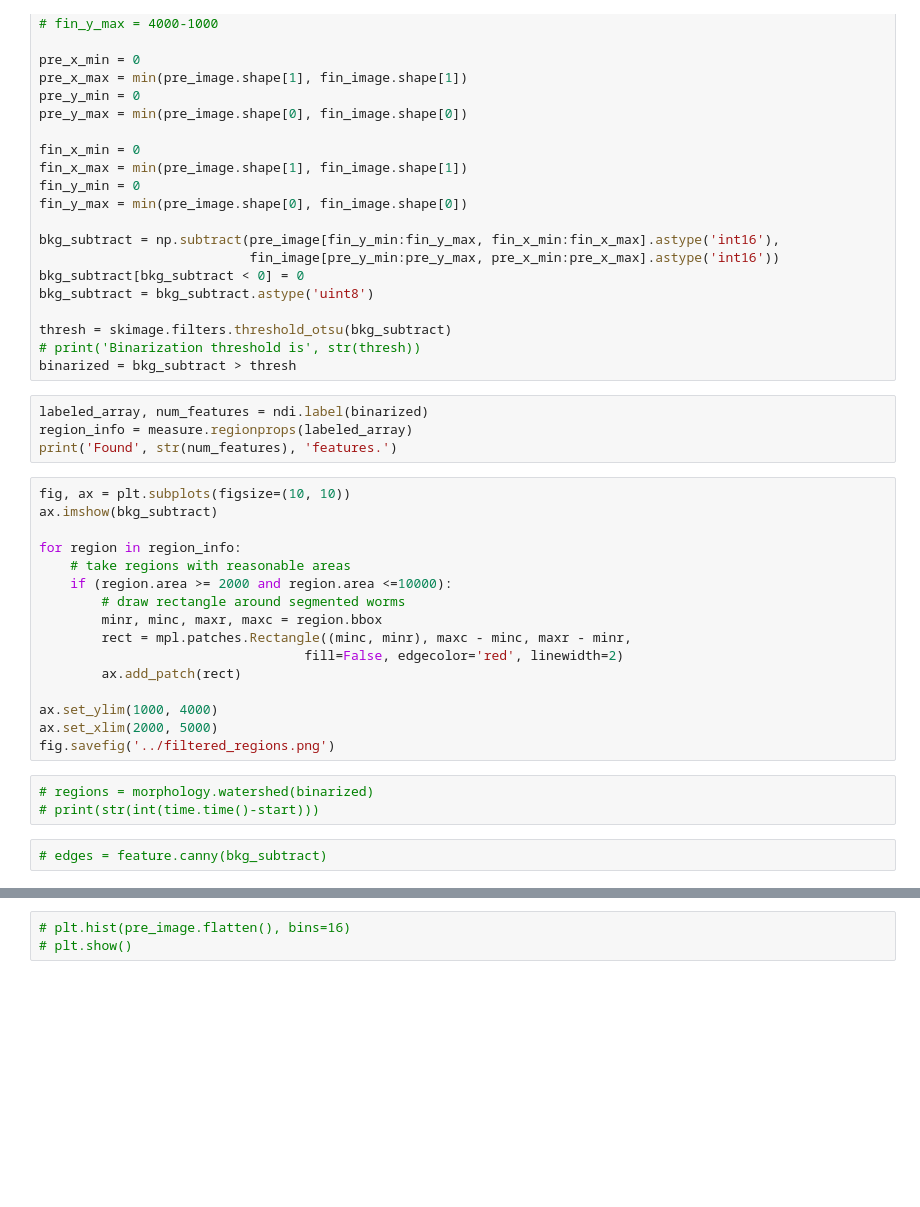
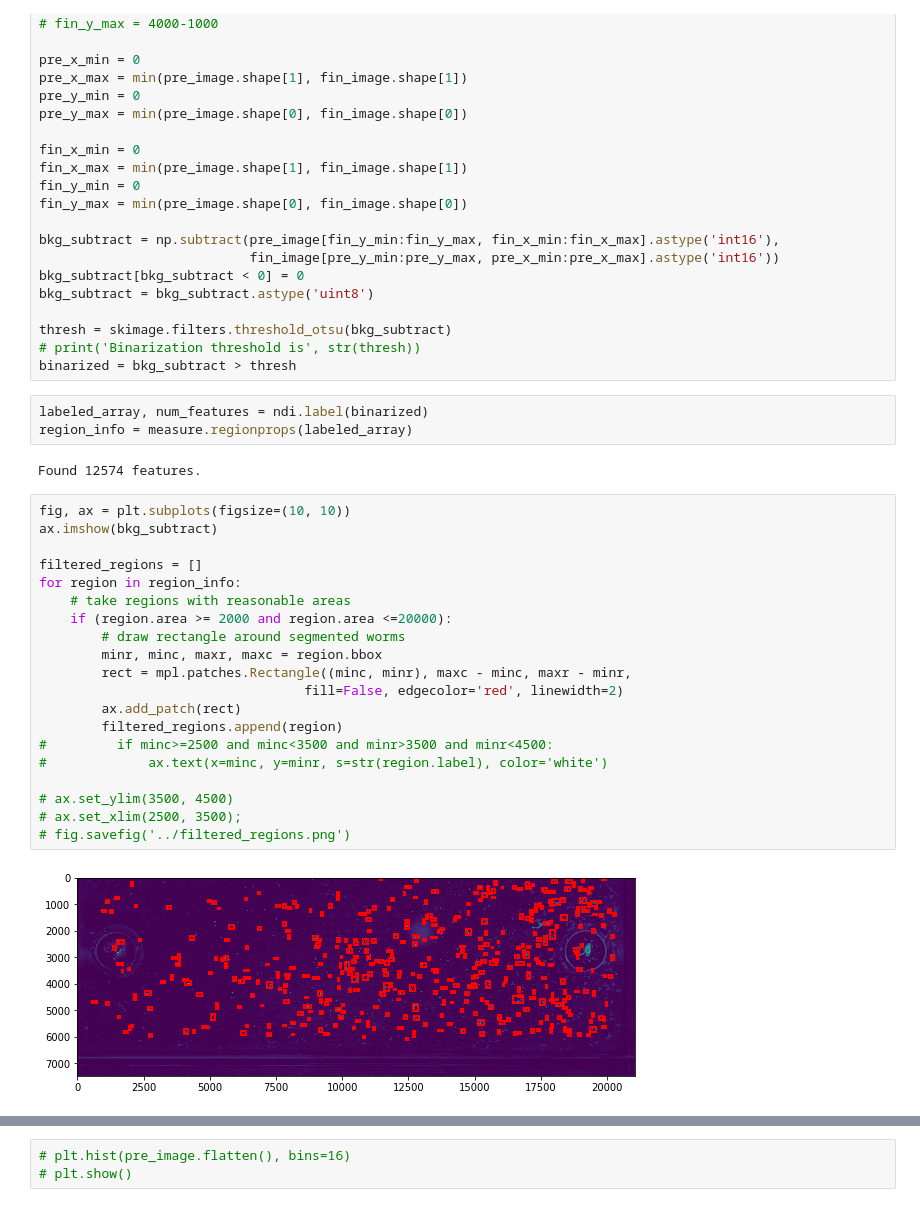
Before and after one commit to Neuroplant-Resources/Neuroplant-OWL, a Jupyter notebook: Neuroplant imaging tests.ipynb, the cells around one changed output, grey strips where cells are left out. Drawn from its saved outputs; the diff is of its cells as text; blank space fills up the shorter version.

```diff
--- a/Neuroplant imaging tests.ipynb
+++ b/Neuroplant imaging tests.ipynb
@@ -51,25 +55,27 @@ binarized = bkg_subtract > thresh
 # %%
 labeled_array, num_features = ndi.label(binarized)
 region_info = measure.regionprops(labeled_array)
-print('Found', str(num_features), 'features.')
+# %% [output]
+Found 12574 features.
 # %%
 fig, ax = plt.subplots(figsize=(10, 10))
 ax.imshow(bkg_subtract)
 
+filtered_regions = []
 for region in region_info:
     # take regions with reasonable areas
-    if (region.area >= 2000 and region.area <=10000):
+    if (region.area >= 2000 and region.area <=20000):
         # draw rectangle around segmented worms
         minr, minc, maxr, maxc = region.bbox
         rect = mpl.patches.Rectangle((minc, minr), maxc - minc, maxr - minr,
                                   fill=False, edgecolor='red', linewidth=2)
         ax.add_patch(rect)
+        filtered_regions.append(region)
+#         if minc>=2500 and minc<3500 and minr>3500 and minr<4500:
+#             ax.text(x=minc, y=minr, s=str(region.label), color='white')
 
-ax.set_ylim(1000, 4000)
-ax.set_xlim(2000, 5000)
-fig.savefig('../filtered_regions.png')
+# ax.set_ylim(3500, 4500)
+# ax.set_xlim(2500, 3500);
+# fig.savefig('../filtered_regions.png')
+# %% [output]
+[figure, added]
-# %%
-# regions = morphology.watershed(binarized)
-# print(str(int(time.time()-start)))
-# %%
-# edges = feature.canny(bkg_subtract)
```
Also changed, not shown: parts of 9 cells of this notebook.
